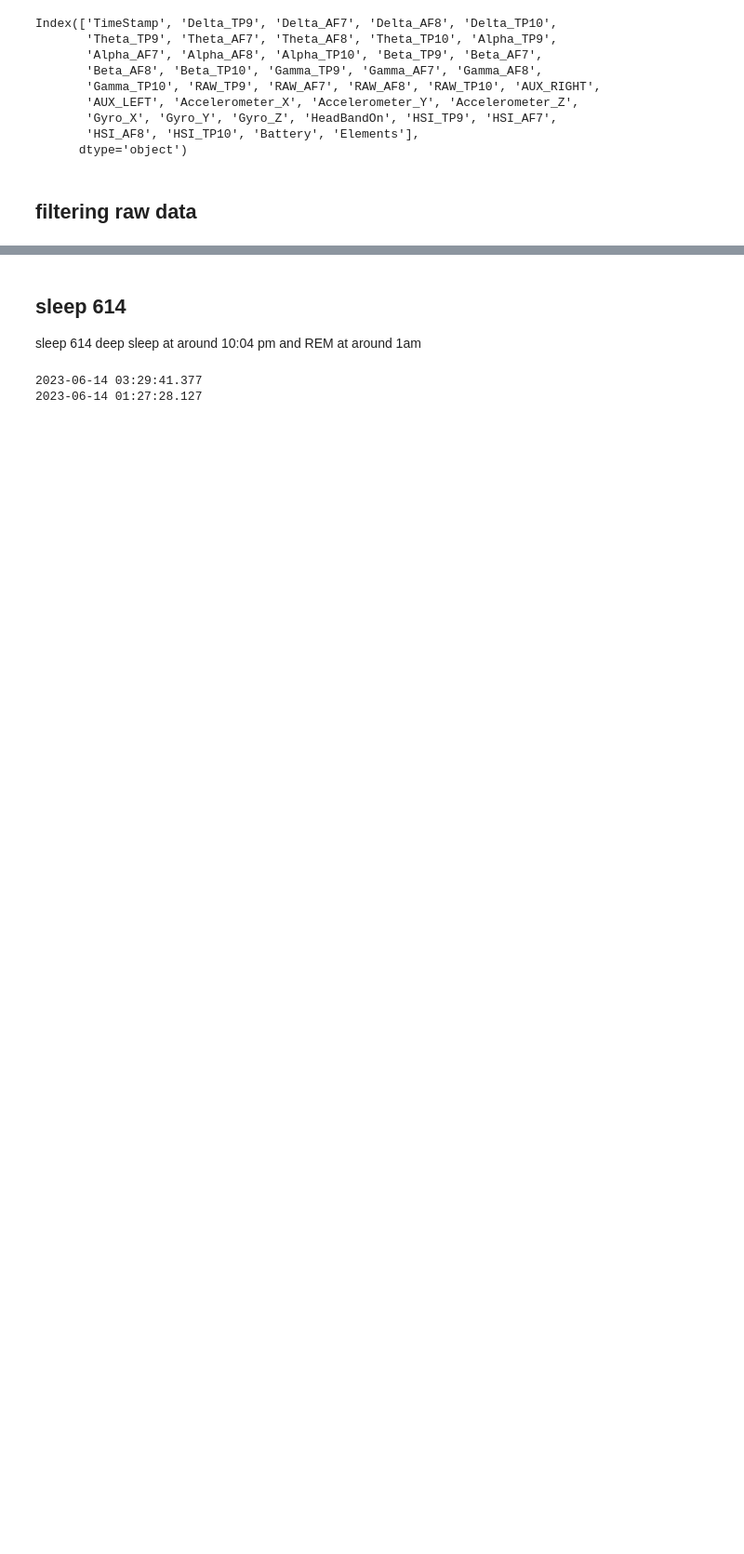
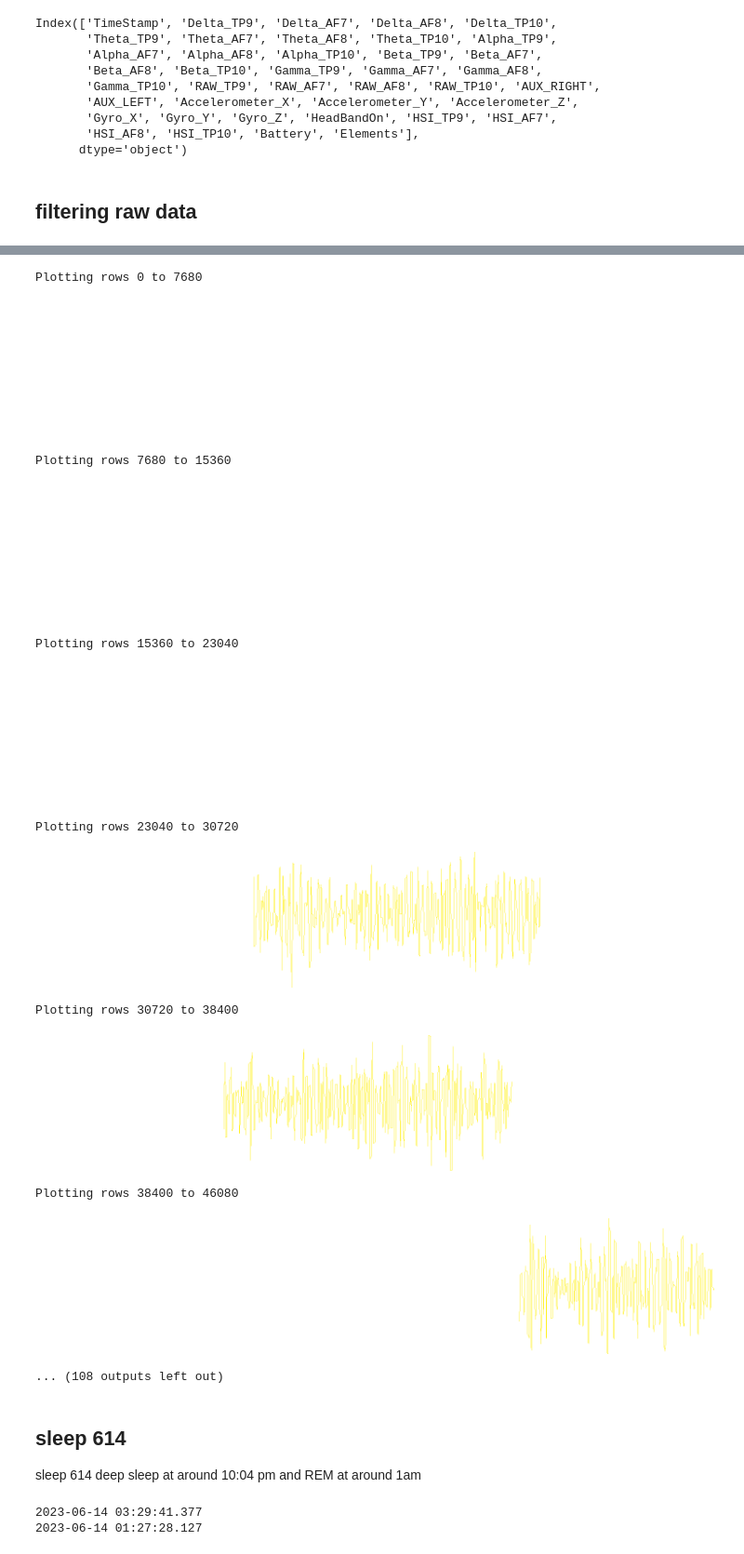
Before and after one commit to travelmail26/projectsleep, a Jupyter notebook: Muse_Processing.ipynb, the cells around one changed output, grey strips where cells are left out. Shown at 93% size. Cells and saved outputs as stored; diff of their text form; code cells hidden in the pictures; blank space fills up the shorter version.

```diff
--- a/Muse_Processing.ipynb
+++ b/Muse_Processing.ipynb
@@ -262,7 +267,4 @@ urlsleep = 'https://www.dropbox.com/s/hu50afgorep21c6/mindMonitor_2023-04-03--01
 #dfraw = pd.read_csv('/content/mindMonitor_2023-02-23--08-01-50_eyesopen_eyesclose_mantrameditation_eyesopen_eyesclosed.csv')
 #urlsleep58 = 'https://www.dropbox.com/s/9r516639sms98sj/mindMonitor_2023-05-07--23-31-37_5188390995226691787_sleep.csv?dl=1'
 urlsleep614 = 'https://www.dropbox.com/s/s21a5x5z1riy8jt/mindMonitor_2023-06-14--01-27-28_2365017561881232972.csv?dl=1'
-#dfraw = pd.read_csv(urlmantrameditation)
-
-
-#df = dfraw
+urlsleep615 = 'https://www.dropbox.com/s/q37nqho2xmprdgz/mindMonitor_2023-06-15--00-27-29_8457076698113972093.csv?dl=1'
@@ -694,19 +707,19 @@ Index(['TimeStamp', 'Delta_TP9', 'Delta_AF7', 'Delta_AF8', 'Delta_TP10',
 # %% [markdown]
 ## filtering raw data
 # %%
-!pip install mne
-import numpy as np
-import pandas as pd
-import seaborn as sns
-import mne
+#!pip install mne
+# import numpy as np
+# import pandas as pd
+# import seaborn as sns
+# import mne
 #urlsleep = 'https://www.dropbox.com/s/hu50afgorep21c6/mindMonitor_2023-04-03--01-28-07_sleep.csv?dl=1'
 #dfraw = pd.read_csv('/content/mindMonitor_2023-01-18--14-37-14.csv')
 
 #dfraw = pd.read_csv('/content/mindMonitor_2023-02-15--14-48-03_stiumant_limited_interventions.csv')
 #dfraw = pd.read_csv('/content/mindMonitor_2023-02-23--08-01-50_eyesopen_eyesclose_mantrameditation_eyesopen_eyesclosed.csv')
 #dfraw = pd.read_csv('/content/mindMonitor_2023-02-23--08-01-50_eyesopen_eyesclose_mantrameditation_eyesopen_eyesclosed.csv')
-urlsleep58 = 'https://www.dropbox.com/s/9r516639sms98sj/mindMonitor_2023-05-07--23-31-37_5188390995226691787_sleep.csv?dl=1'
-dfraw = pd.read_csv(urlsleep614)
+#urlsleep58 = 'https://www.dropbox.com/s/9r516639sms98sj/mindMonitor_2023-05-07--23-31-37_5188390995226691787_sleep.csv?dl=1'
+dfraw = pd.read_csv(urlsleep615)
 
 
 df = dfraw
@@ -798,3 +942,61 @@ Name: f8f, dtype: float64
+# %%
+import datashader as ds
+import datashader.transfer_functions as tf
+from colorcet import fire, bgy
+
+# Total number of rows to plot
+total_rows = 460800
+
+# Rows per plot
+chunk_size = 7680
+
+# Number of chunks to plot
+n_chunks = total_rows // chunk_size
+
+
+for i in range(n_chunks):
+    start_row = i * chunk_size
+    end_row = start_row + chunk_size
+    print(f"Plotting rows {start_row} to {end_row}")
+
+    # Slice the DataFrame to include only the current chunk of rows
+    df_chunk = df.iloc[start_row:end_row].copy()  # Create a copy to avoid modifying original data
+
+    # Convert datetime index to numerical representation (seconds since 1970-01-01)
+    df_chunk['TimeStamp'] = pd.to_datetime(df_chunk['TimeStamp'])
+
+    df_chunk['time_numeric'] = df_chunk['TimeStamp'].astype(int) / 10**9
+
+    # Create the datashader canvas
+    canvas = ds.Canvas(plot_width=1500, plot_height=300)
+
+    # Aggregate the data (binning into pixels)
+    agg_slow = canvas.line(df_chunk, 'time_numeric', 'frontfil_slow')
+    agg_n2 = canvas.line(df_chunk, 'time_numeric', 'frontfil_n2')
+
+    # Transform the aggregated data into images
+    img_slow = tf.shade(agg_slow, cmap=fire)
+    img_n2 = tf.shade(agg_n2, cmap=bgy)
+
+    # Overlay the two images
+    img_overlay = tf.stack(img_slow, img_n2)
+
+    # Display the image
+    display(img_overlay)
+# %% [output]
+Plotting rows 0 to 7680
+[figure, added]
+Plotting rows 7680 to 15360
+[figure, added]
+Plotting rows 15360 to 23040
+[figure, added]
+Plotting rows 23040 to 30720
+[figure, added]
+Plotting rows 30720 to 38400
+[figure, added]
+Plotting rows 38400 to 46080
+[figure, added]
+... (108 outputs left out)
 # %% [markdown]
 ## sleep 614
 
```
Also changed, not shown: parts of 16 cells of this notebook.
